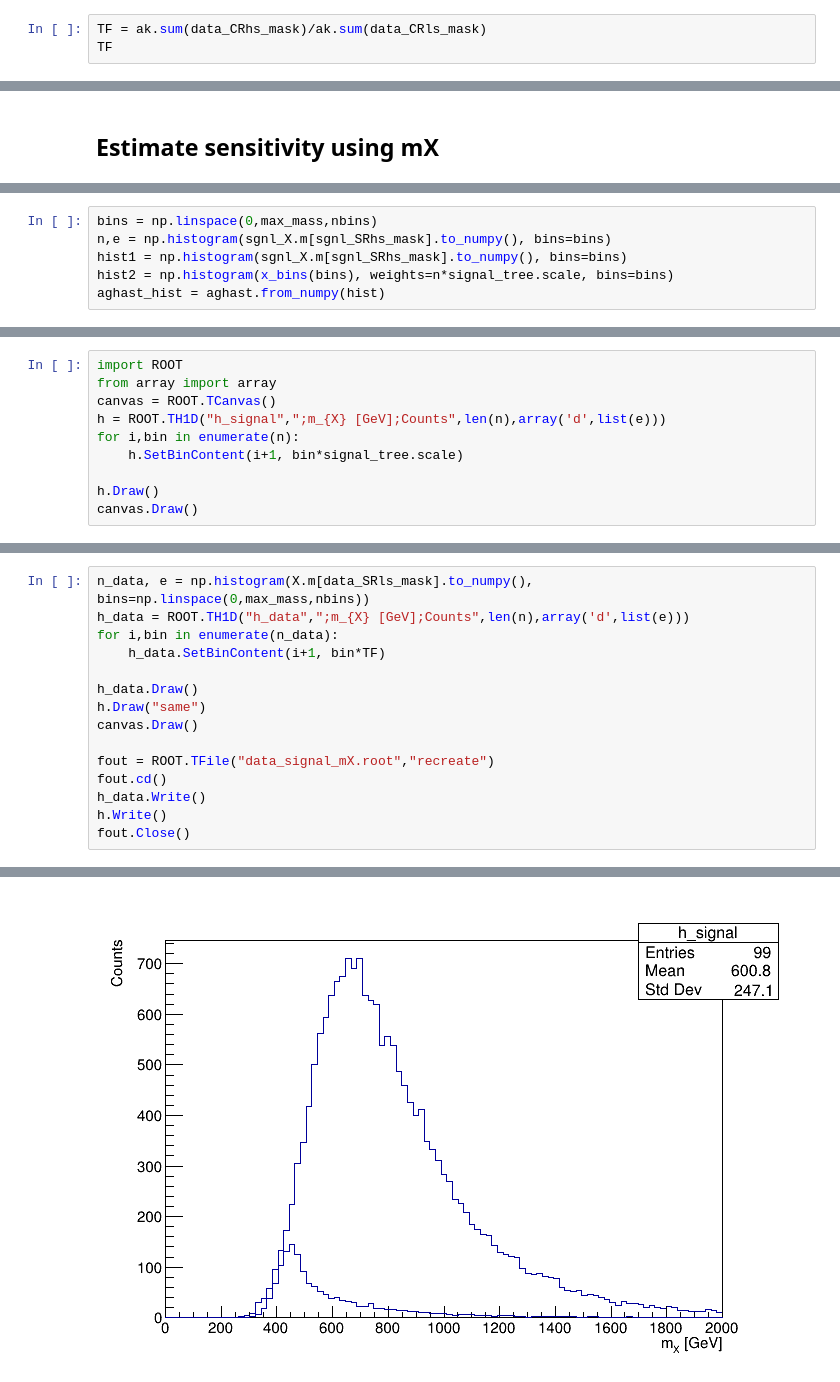
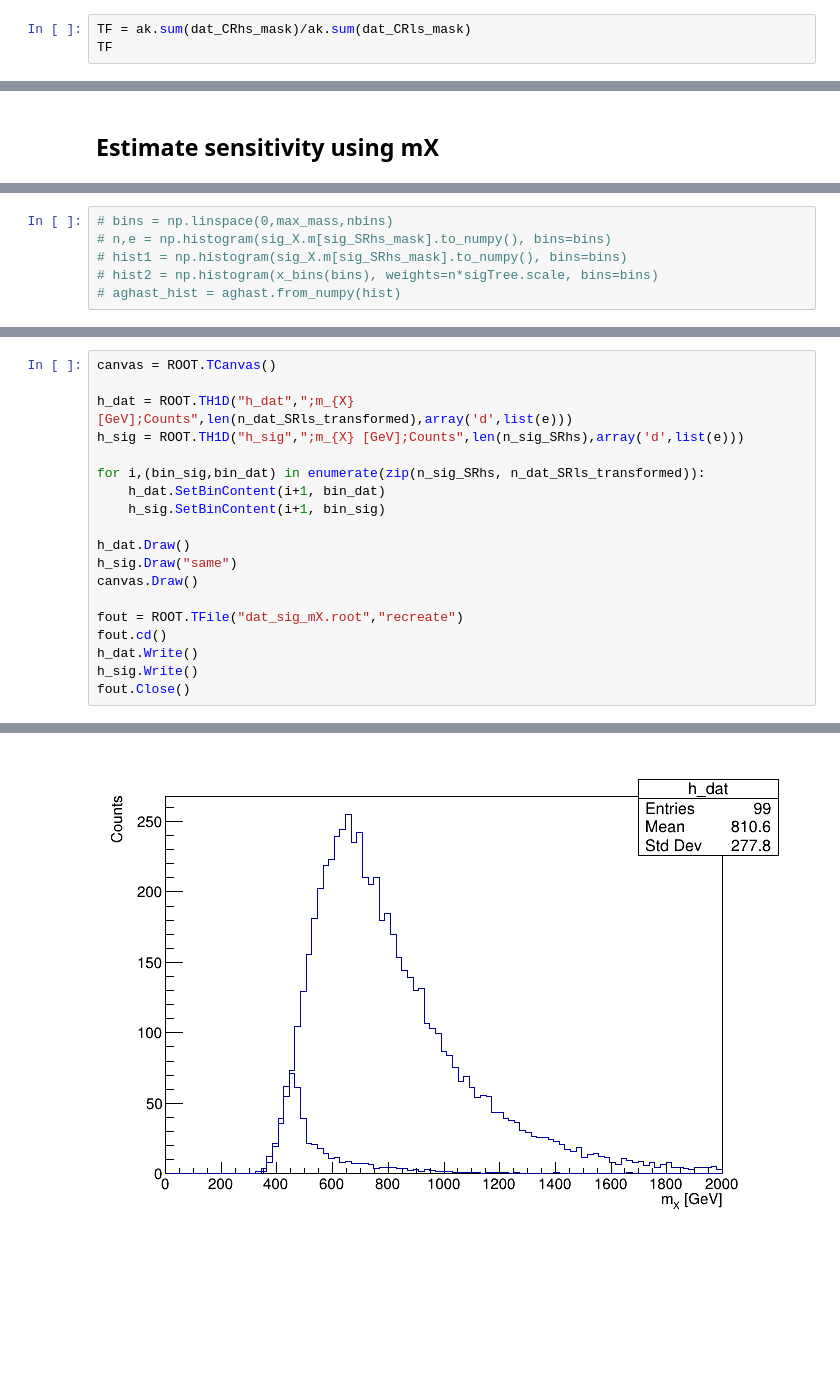
Before and after one commit to srosenzweig09/analysis, a Jupyter notebook: jupyter/6_background_estimation/background_estimation.ipynb, the cells around one changed output, grey strips where cells are left out. Cells and saved outputs as stored; diff of their text form; blank space fills up the shorter version.

```diff
--- a/jupyter/6_background_estimation/background_estimation.ipynb
+++ b/jupyter/6_background_estimation/background_estimation.ipynb
@@ -239,6 +344,6 @@ data_SRls_mask = data_6jNN_mask & ~data_CR_mask & data_ls_mask
 # %% [markdown]
 Transfer Factor, TF
 # %%
-TF = ak.sum(data_CRhs_mask)/ak.sum(data_CRls_mask)
+TF = ak.sum(dat_CRhs_mask)/ak.sum(dat_CRls_mask)
 TF
 # %% [output]
@@ -316,7 +443,7 @@ Text(0, 1, 'Events')
 # %%
-bins = np.linspace(0,max_mass,nbins)
-n,e = np.histogram(sgnl_X.m[sgnl_SRhs_mask].to_numpy(), bins=bins)
-hist1 = np.histogram(sgnl_X.m[sgnl_SRhs_mask].to_numpy(), bins=bins)
-hist2 = np.histogram(x_bins(bins), weights=n*signal_tree.scale, bins=bins)
-aghast_hist = aghast.from_numpy(hist)
+# bins = np.linspace(0,max_mass,nbins)
+# n,e = np.histogram(sig_X.m[sig_SRhs_mask].to_numpy(), bins=bins)
+# hist1 = np.histogram(sig_X.m[sig_SRhs_mask].to_numpy(), bins=bins)
+# hist2 = np.histogram(x_bins(bins), weights=n*sigTree.scale, bins=bins)
+# aghast_hist = aghast.from_numpy(hist)
 # %%
@@ -326,10 +450,0 @@ KeyError: 'sumw2'
-# %%
-import ROOT
-from array import array
-canvas = ROOT.TCanvas()
-h = ROOT.TH1D("h_signal",";m_{X} [GeV];Counts",len(n),array('d',list(e)))
-for i,bin in enumerate(n):
-    h.SetBinContent(i+1, bin*signal_tree.scale)
-
-h.Draw()
-canvas.Draw()
@@ -339,16 +456,20 @@ Warning in <TROOT::Append>: Replacing existing TH1: h_signal (Potential memory l
 # %%
-n_data, e = np.histogram(X.m[data_SRls_mask].to_numpy(), bins=np.linspace(0,max_mass,nbins))
-h_data = ROOT.TH1D("h_data",";m_{X} [GeV];Counts",len(n),array('d',list(e)))
-for i,bin in enumerate(n_data):
-    h_data.SetBinContent(i+1, bin*TF)
+canvas = ROOT.TCanvas()
 
-h_data.Draw()
-h.Draw("same")
+h_dat = ROOT.TH1D("h_dat",";m_{X} [GeV];Counts",len(n_dat_SRls_transformed),array('d',list(e)))
+h_sig = ROOT.TH1D("h_sig",";m_{X} [GeV];Counts",len(n_sig_SRhs),array('d',list(e)))
+
+for i,(bin_sig,bin_dat) in enumerate(zip(n_sig_SRhs, n_dat_SRls_transformed)):
+    h_dat.SetBinContent(i+1, bin_dat)
+    h_sig.SetBinContent(i+1, bin_sig)
+
+h_dat.Draw()
+h_sig.Draw("same")
 canvas.Draw()
 
-fout = ROOT.TFile("data_signal_mX.root","recreate")
+fout = ROOT.TFile("dat_sig_mX.root","recreate")
 fout.cd()
-h_data.Write()
-h.Write()
+h_dat.Write()
+h_sig.Write()
 fout.Close()
 # %% [output]
@@ -356 +476 @@ Warning in <TROOT::Append>: Replacing existing TH1: h_data (Potential memory lea
-[figure, old version]
+[figure, new version]
```
Also changed, not shown: parts of 44 cells of this notebook.
